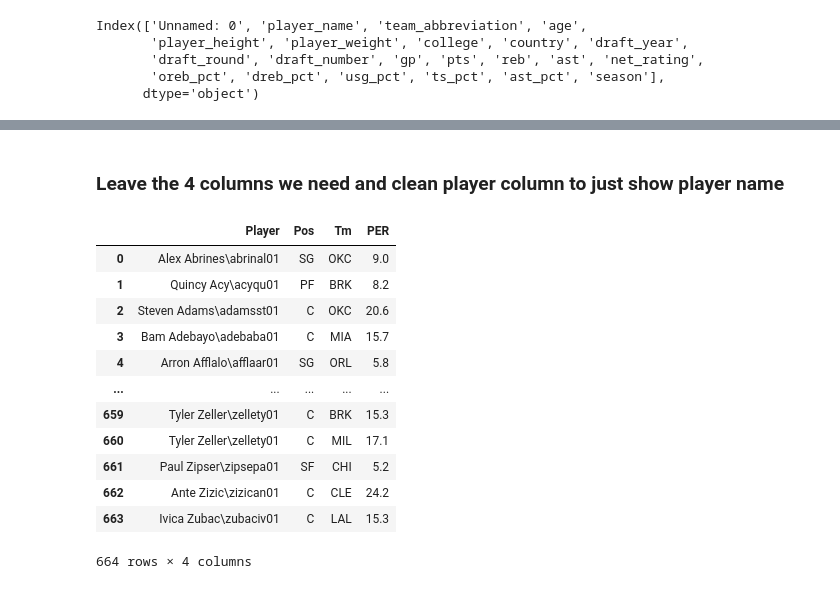
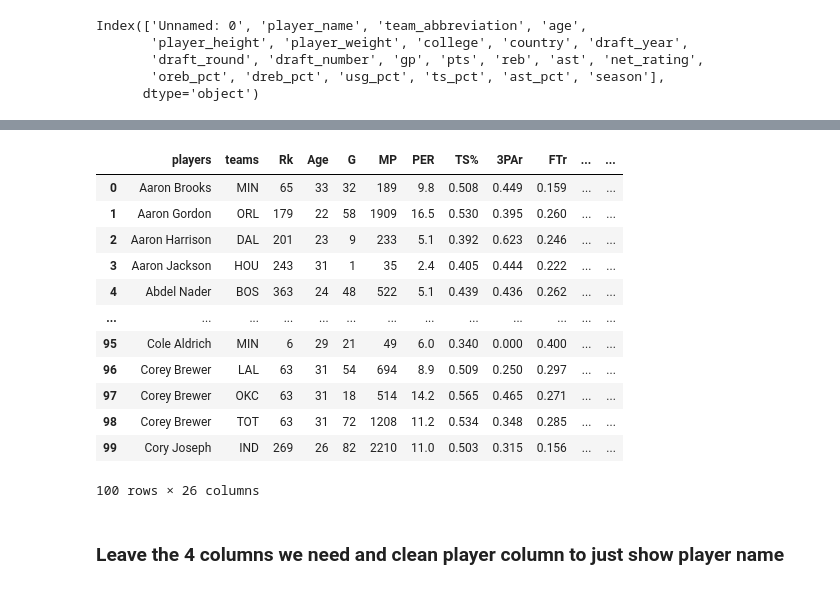
Before and after one commit to SanaRogers/ETL-Project, a Jupyter notebook: NBA_Players.ipynb, the cells around one changed output, grey strips where cells are left out. Cells and saved outputs as stored; diff of their text form; code cells hidden in the pictures.

```diff
--- a/NBA_Players.ipynb
+++ b/NBA_Players.ipynb
@@ -60,0 +88,5 @@ Index(['Unnamed: 0', 'player_name', 'team_abbreviation', 'age',
+# %%
+stats_grp = stats_df.groupby(['Player','Tm'])
+# %%
+st_df = stats_grp.mean()[['Rk', 'Age', 'G', 'MP', 'PER', 'TS%', '3PAr', 'FTr', 'ORB%', 'DRB%','TRB%', 'AST%', 'STL%', 'BLK%', 'TOV%', 'USG%','OWS','DWS', 'WS', 'WS/48', 'OBPM', 'DBPM', 'BPM', 'VORP']].reset_index().rename(columns={'Player':'players','Tm':'teams'})
+st_df.head()
@@ -60,0 +101,17 @@ Index(['Unnamed: 0', 'player_name', 'team_abbreviation', 'age',
+# %%
+st_df["players"]=st_df["players"].str.split("\\",n=1, expand=True)
+st_df.head(100)
+# %% [output]
+|  | players | teams | Rk | Age | G | MP | PER | TS% | 3PAr | FTr | ... | ... |
+| 0 | Aaron Brooks | MIN | 65 | 33 | 32 | 189 | 9.8 | 0.508 | 0.449 | 0.159 | ... | ... |
+| 1 | Aaron Gordon | ORL | 179 | 22 | 58 | 1909 | 16.5 | 0.530 | 0.395 | 0.260 | ... | ... |
+| 2 | Aaron Harrison | DAL | 201 | 23 | 9 | 233 | 5.1 | 0.392 | 0.623 | 0.246 | ... | ... |
+| 3 | Aaron Jackson | HOU | 243 | 31 | 1 | 35 | 2.4 | 0.405 | 0.444 | 0.222 | ... | ... |
+| 4 | Abdel Nader | BOS | 363 | 24 | 48 | 522 | 5.1 | 0.439 | 0.436 | 0.262 | ... | ... |
+| ... | ... | ... | ... | ... | ... | ... | ... | ... | ... | ... | ... | ... |
+| 95 | Cole Aldrich | MIN | 6 | 29 | 21 | 49 | 6.0 | 0.340 | 0.000 | 0.400 | ... | ... |
+| 96 | Corey Brewer | LAL | 63 | 31 | 54 | 694 | 8.9 | 0.509 | 0.250 | 0.297 | ... | ... |
+| 97 | Corey Brewer | OKC | 63 | 31 | 18 | 514 | 14.2 | 0.565 | 0.465 | 0.271 | ... | ... |
+| 98 | Corey Brewer | TOT | 63 | 31 | 72 | 1208 | 11.2 | 0.534 | 0.348 | 0.285 | ... | ... |
+| 99 | Cory Joseph | IND | 269 | 26 | 82 | 2210 | 11.0 | 0.503 | 0.315 | 0.156 | ... | ... |
+100 rows × 26 columns
@@ -61,19 +122,2 @@ Index(['Unnamed: 0', 'player_name', 'team_abbreviation', 'age',
 # %% [markdown]
 ### Leave the 4 columns we need and clean player column to just show player name
-# %%
-new_stats_df = stats_df[["Player","Pos","Tm","PER"]].copy()
-new_stats_df
-# %% [output]
-|  | Player | Pos | Tm | PER |
-| 0 | Alex Abrines\abrinal01 | SG | OKC | 9.0 |
-| 1 | Quincy Acy\acyqu01 | PF | BRK | 8.2 |
-| 2 | Steven Adams\adamsst01 | C | OKC | 20.6 |
-| 3 | Bam Adebayo\adebaba01 | C | MIA | 15.7 |
-| 4 | Arron Afflalo\afflaar01 | SG | ORL | 5.8 |
-| ... | ... | ... | ... | ... |
-| 659 | Tyler Zeller\zellety01 | C | BRK | 15.3 |
-| 660 | Tyler Zeller\zellety01 | C | MIL | 17.1 |
-| 661 | Paul Zipser\zipsepa01 | SF | CHI | 5.2 |
-| 662 | Ante Zizic\zizican01 | C | CLE | 24.2 |
-| 663 | Ivica Zubac\zubaciv01 | C | LAL | 15.3 |
-664 rows × 4 columns
```
Also changed, not shown: parts of 17 cells of this notebook, 4 other files.
